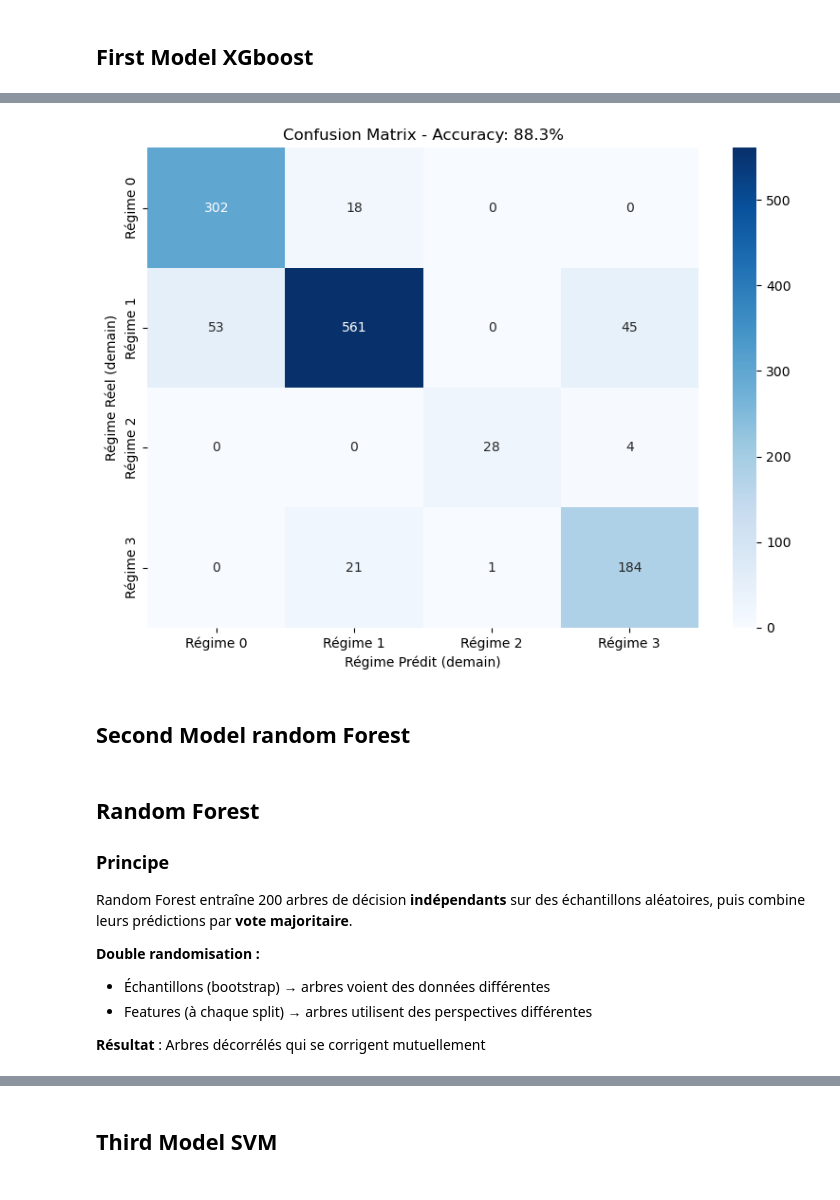
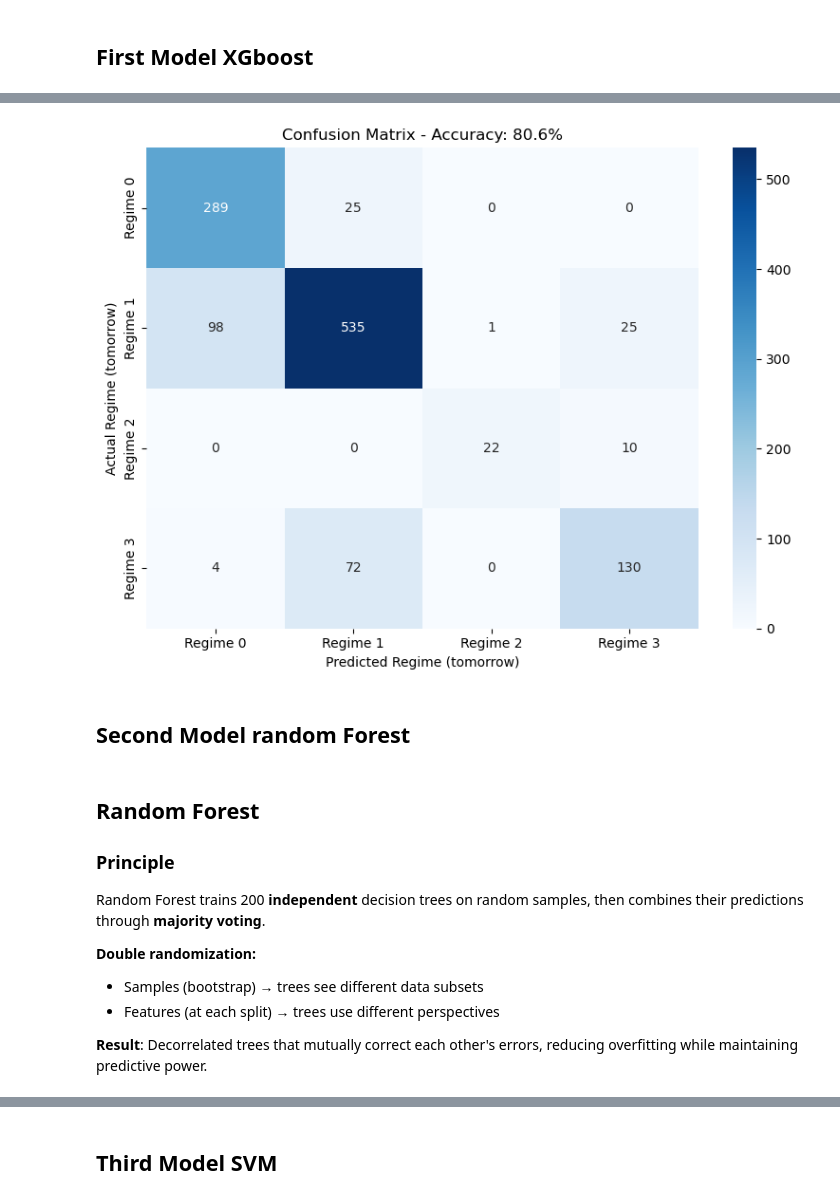
Before and after one commit to Maxx0345/MarketRegimeLab, a Jupyter notebook: MLv3[1].ipynb, the cells around one changed output, grey strips where cells are left out. Drawn from its saved outputs; the diff is of its cells as text; code cells hidden in the pictures.

```diff
--- a/MLv3[1].ipynb
+++ b/MLv3[1].ipynb
@@ -766,5 +864,4 @@ features1 = ['Yield_Curve', 'IV_RV_Spread', 'LQD_Return','RealizedVol_21d', 'VIX
 # %%
-df_xgb = df_final[features1].copy()
-df_xgb['state'] = states
-df_xgb['regime_tomorrow'] = df_xgb['state'].shift(-1)
+df_xgb = df_final[features1 + ["HMM_regime"]].copy()
+df_xgb["target"] = df_xgb["HMM_regime"].shift(-7)
 df_xgb = df_xgb.dropna()
@@ -777,4 +868,26 @@ y_test = df_xgb.loc['2020-01-01':, 'regime_tomorrow'].values
+# %%
+X_train = df_xgb.loc[:"2019-12-31", features1].values
+y_train = df_xgb.loc[:"2019-12-31", "target"].astype(int).values
+X_test = df_xgb.loc["2020-01-01":, features1].values
+y_test = df_xgb.loc["2020-01-01":, "target"].astype(int).values
 # %%
-xgb_model = XGBClassifier(n_estimators=1000, max_depth=4, random_state=42)
-xgb_model.fit(X_train, y_train)
-y_pred = xgb_model.predict(X_test)
+from sklearn.model_selection import GridSearchCV
+
+# Parameter grid
+param_grid = {
+    "n_estimators": [100, 500, 1000],
+    "max_depth": [3, 4, 6, 8],
+    "learning_rate": [0.01, 0.1, 0.2]
+}
+
+# GridSearch
+xgb_model = XGBClassifier(random_state=42)
+grid_search = GridSearchCV(xgb_model, param_grid, cv=3, scoring="accuracy", n_jobs=-1, verbose=1)
+grid_search.fit(X_train, y_train)
+
+# Results
+print("\nBest parameters: " + str(grid_search.best_params_))
+print("Best accuracy (CV): " + str(round(grid_search.best_score_ * 100, 2)) + "%")
+
+# Prediction with best model
+y_pred = grid_search.best_estimator_.predict(X_test)
@@ -801,30 +927,30 @@ weighted avg       0.89      0.88      0.88      1217
 # %%
 cm = confusion_matrix(y_test, y_pred)
 plt.figure(figsize=(8, 6))
-sns.heatmap(cm, annot=True, fmt='d', cmap='Blues',
-            xticklabels=['Régime 0', 'Régime 1', 'Régime 2', 'Régime 3'],
-            yticklabels=['Régime 0', 'Régime 1', 'Régime 2', 'Régime 3'])
-plt.title(f'Confusion Matrix - Accuracy: {accuracy:.1%}')
-plt.ylabel('Régime Réel (demain)')
-plt.xlabel('Régime Prédit (demain)')
+sns.heatmap(cm, annot=True, fmt="d", cmap="Blues",
+            xticklabels=["Regime 0", "Regime 1", "Regime 2", "Regime 3"],
+            yticklabels=["Regime 0", "Regime 1", "Regime 2", "Regime 3"])
+plt.title("Confusion Matrix - Accuracy: " + str(round(accuracy * 100, 1)) + "%")
+plt.ylabel("Actual Regime (tomorrow)")
+plt.xlabel("Predicted Regime (tomorrow)")
 plt.tight_layout()
 plt.show()
 # %% [output]
-[figure, old version]
+[figure, new version]
 # %% [markdown]
 ## Second Model random Forest
 # %% [markdown]
 ## Random Forest
 
-### Principe
+### Principle
 
-Random Forest entraîne 200 arbres de décision **indépendants** sur des échantillons aléatoires, puis combine leurs prédictions par **vote majoritaire**.
+Random Forest trains 200 **independent** decision trees on random samples, then combines their predictions through **majority voting**.
 
-**Double randomisation :**
-- Échantillons (bootstrap) → arbres voient des données différentes
-- Features (à chaque split) → arbres utilisent des perspectives différentes
+**Double randomization:**
+- Samples (bootstrap) → trees see different data subsets
+- Features (at each split) → trees use different perspectives
 
-**Résultat** : Arbres décorrélés qui se corrigent mutuellement
+**Result**: Decorrelated trees that mutually correct each other's errors, reducing overfitting while maintaining predictive power.
 # %%
 rf_model = RandomForestClassifier(n_estimators=2000, max_depth=10, random_state=42)
 rf_model.fit(X_train, y_train)
```
Also changed, not shown: parts of 66 cells of this notebook.
